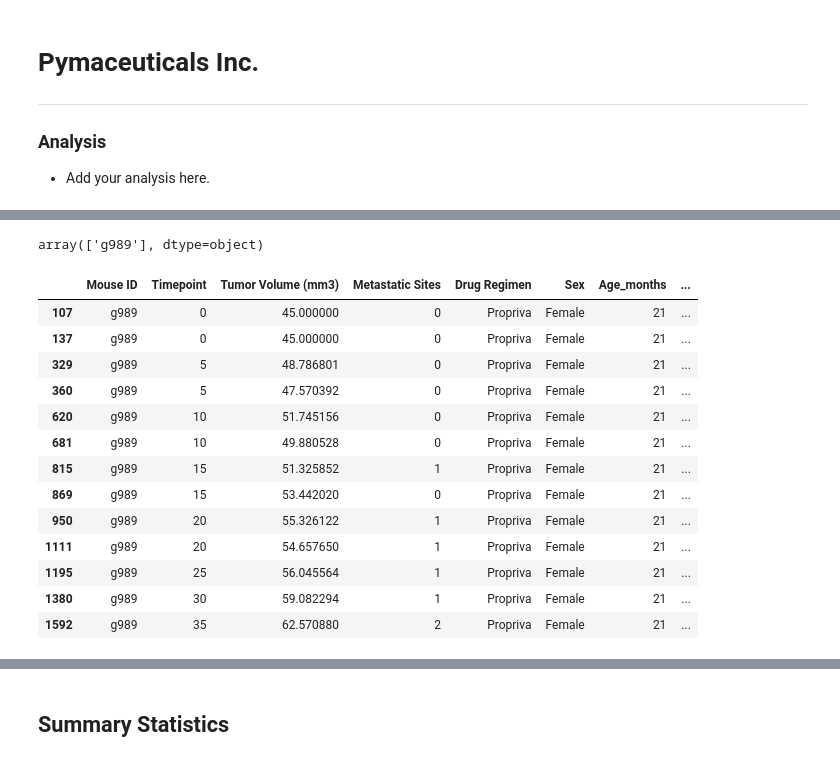
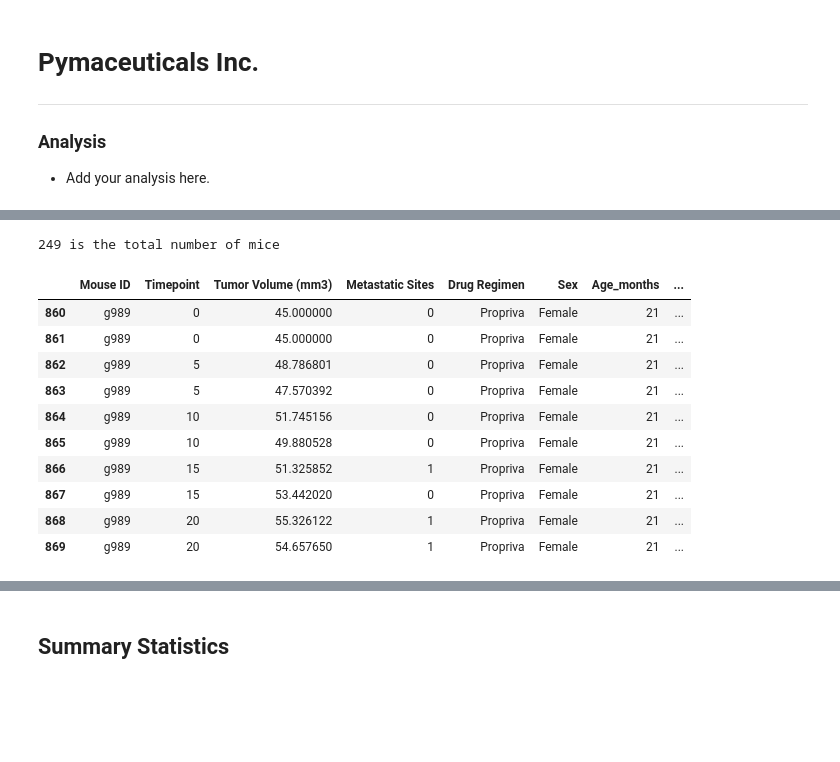
Before and after one commit to lcardsvr/Module---5-Challenge, a Jupyter notebook: Pymaceuticals/pymaceuticals_starter.ipynb, the cells around one changed output, grey strips where cells are left out. Drawn from its saved outputs; the diff is of its cells as text; code cells hidden in the pictures; blank space fills up the shorter version.

```diff
--- a/Pymaceuticals/pymaceuticals_starter.ipynb
+++ b/Pymaceuticals/pymaceuticals_starter.ipynb
@@ -23,7 +23,9 @@ study_results = pd.read_csv(study_results_path)
 
 st_data = pd.merge(mouse_metadata , study_results, on="Mouse ID" )
 
+st_data2 = pd.merge( study_results, mouse_metadata , on="Mouse ID" )
+
 # Display the data table for preview
 
-st_data.head(20)
+st_data2.head(20)
 # %% [output]
@@ -51,23 +49,42 @@ st_data.head(20)
+# %%
+# Checking the number of mice.
+
+unique_mice = st_data2["Mouse ID"].unique()
+unique_mice_count = st_data2["Mouse ID"].value_counts()
+
+unique_time = st_data2["Timepoint"].unique()
+unique_time_count = st_data2["Timepoint"].value_counts()
+
+
+
+# print ("Unique mice ID are below:\n")
+
+# print (unique_mice)
+
+# print (unique_time)
+num_mice = len(st_data2["Mouse ID"].unique())
+print(f"\n{num_mice} is the total number of mice")
+# %% [output]
+249 is the total number of mice
 # %%
 # Getting the duplicate mice by ID number that shows up for Mouse ID and Timepoint.
+
+duplicated_data_points = st_data2.loc[st_data2.duplicated(subset=['Mouse ID','Timepoint'],keep=False)]
-# %% [output]
-array(['g989'], dtype=object)
 # %%
 # Optional: Get all the data for the duplicate mouse ID.
+
+duplicated_data_points
 # %% [output]
 |  | Mouse ID | Timepoint | Tumor Volume (mm3) | Metastatic Sites | Drug Regimen | Sex | Age_months | ... |
-| 107 | g989 | 0 | 45.000000 | 0 | Propriva | Female | 21 | ... |
-| 137 | g989 | 0 | 45.000000 | 0 | Propriva | Female | 21 | ... |
-| 329 | g989 | 5 | 48.786801 | 0 | Propriva | Female | 21 | ... |
-| 360 | g989 | 5 | 47.570392 | 0 | Propriva | Female | 21 | ... |
-| 620 | g989 | 10 | 51.745156 | 0 | Propriva | Female | 21 | ... |
-| 681 | g989 | 10 | 49.880528 | 0 | Propriva | Female | 21 | ... |
-| 815 | g989 | 15 | 51.325852 | 1 | Propriva | Female | 21 | ... |
-| 869 | g989 | 15 | 53.442020 | 0 | Propriva | Female | 21 | ... |
-| 950 | g989 | 20 | 55.326122 | 1 | Propriva | Female | 21 | ... |
-| 1111 | g989 | 20 | 54.657650 | 1 | Propriva | Female | 21 | ... |
-| 1195 | g989 | 25 | 56.045564 | 1 | Propriva | Female | 21 | ... |
-| 1380 | g989 | 30 | 59.082294 | 1 | Propriva | Female | 21 | ... |
-| 1592 | g989 | 35 | 62.570880 | 2 | Propriva | Female | 21 | ... |
+| 860 | g989 | 0 | 45.000000 | 0 | Propriva | Female | 21 | ... |
+| 861 | g989 | 0 | 45.000000 | 0 | Propriva | Female | 21 | ... |
+| 862 | g989 | 5 | 48.786801 | 0 | Propriva | Female | 21 | ... |
+| 863 | g989 | 5 | 47.570392 | 0 | Propriva | Female | 21 | ... |
+| 864 | g989 | 10 | 51.745156 | 0 | Propriva | Female | 21 | ... |
+| 865 | g989 | 10 | 49.880528 | 0 | Propriva | Female | 21 | ... |
+| 866 | g989 | 15 | 51.325852 | 1 | Propriva | Female | 21 | ... |
+| 867 | g989 | 15 | 53.442020 | 0 | Propriva | Female | 21 | ... |
+| 868 | g989 | 20 | 55.326122 | 1 | Propriva | Female | 21 | ... |
+| 869 | g989 | 20 | 54.657650 | 1 | Propriva | Female | 21 | ... |
 # %%
 # Create a clean DataFrame by dropping the duplicate mouse by its ID.
```
Also changed, not shown: parts of 4 cells of this notebook.
